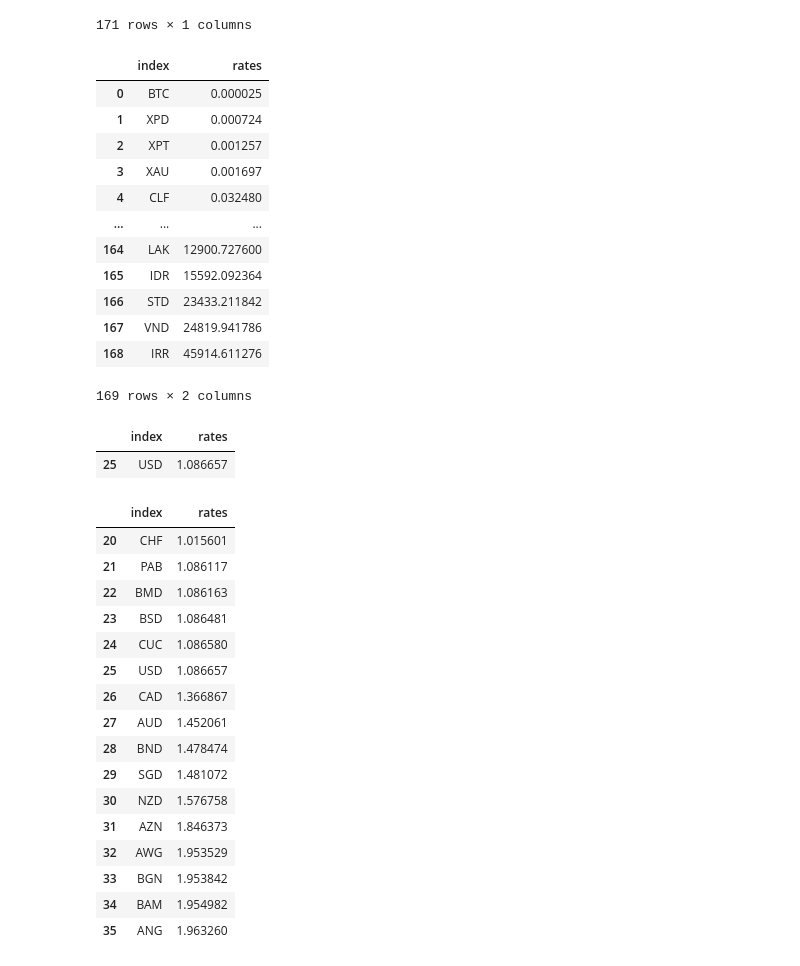
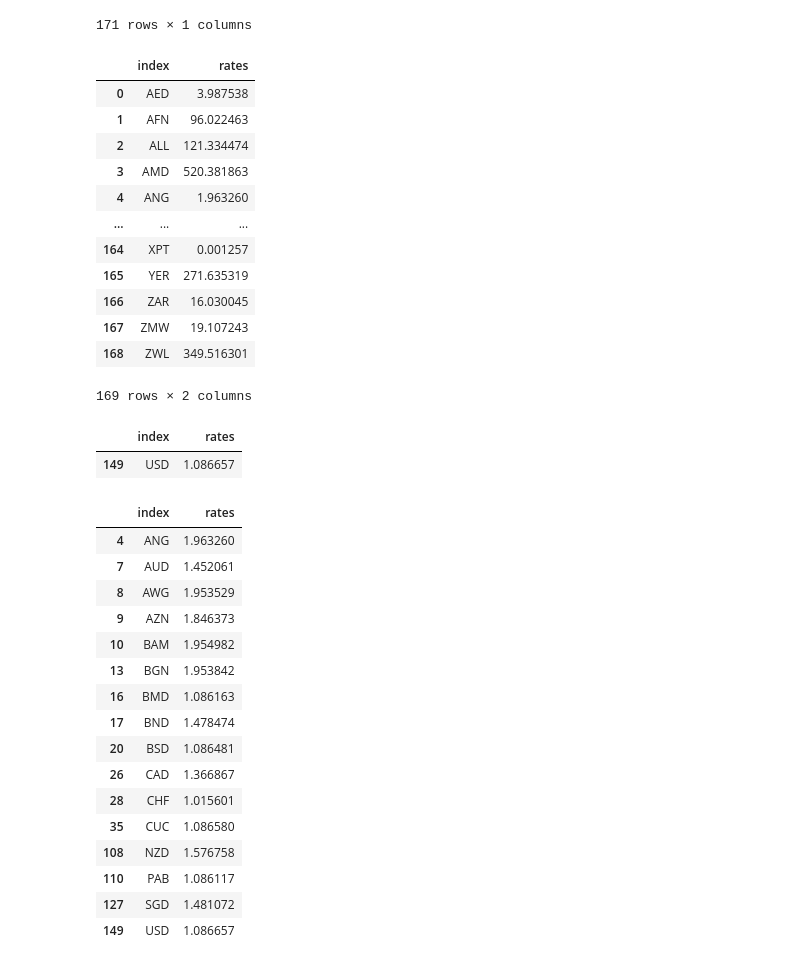
Before and after one commit to cathg126/UCDPA_CatherineGleeson, a Jupyter notebook: Project Exercise 3.ipynb, the cells around one changed output. Drawn from its saved outputs; the diff is of its cells as text; code cells hidden in the pictures.

```diff
--- a/Project Exercise 3.ipynb
+++ b/Project Exercise 3.ipynb
@@ -79,48 +79,48 @@ fx2
 | ZWL | 349.516301 |
 171 rows × 1 columns
 # %%
-fx3=fx2.dropna().sort_values(by=["rates"], ascending=True).reset_index()
+fx3=fx2.dropna().reset_index()
 fx3
 # %% [output]
 |  | index | rates |
-| 0 | BTC | 0.000025 |
-| 1 | XPD | 0.000724 |
-| 2 | XPT | 0.001257 |
-| 3 | XAU | 0.001697 |
-| 4 | CLF | 0.032480 |
+| 0 | AED | 3.987538 |
+| 1 | AFN | 96.022463 |
+| 2 | ALL | 121.334474 |
+| 3 | AMD | 520.381863 |
+| 4 | ANG | 1.963260 |
 | ... | ... | ... |
-| 164 | LAK | 12900.727600 |
-| 165 | IDR | 15592.092364 |
-| 166 | STD | 23433.211842 |
-| 167 | VND | 24819.941786 |
-| 168 | IRR | 45914.611276 |
+| 164 | XPT | 0.001257 |
+| 165 | YER | 271.635319 |
+| 166 | ZAR | 16.030045 |
+| 167 | ZMW | 19.107243 |
+| 168 | ZWL | 349.516301 |
 169 rows × 2 columns
 # %%
 fx3[fx3['index'].str.match('USD')]
 # %% [output]
 |  | index | rates |
-| 25 | USD | 1.086657 |
+| 149 | USD | 1.086657 |
 # %%
-fx4 = fx3.query('rates < 2 & rates > 1').sort_values(by=["rates"], ascending=True)
+fx4 = fx3.query('rates < 2 & rates > 1')
 fx4
 # %% [output]
 |  | index | rates |
-| 20 | CHF | 1.015601 |
-| 21 | PAB | 1.086117 |
-| 22 | BMD | 1.086163 |
-| 23 | BSD | 1.086481 |
-| 24 | CUC | 1.086580 |
-| 25 | USD | 1.086657 |
+| 4 | ANG | 1.963260 |
+| 7 | AUD | 1.452061 |
+| 8 | AWG | 1.953529 |
+| 9 | AZN | 1.846373 |
+| 10 | BAM | 1.954982 |
+| 13 | BGN | 1.953842 |
+| 16 | BMD | 1.086163 |
+| 17 | BND | 1.478474 |
+| 20 | BSD | 1.086481 |
 | 26 | CAD | 1.366867 |
-| 27 | AUD | 1.452061 |
-| 28 | BND | 1.478474 |
-| 29 | SGD | 1.481072 |
-| 30 | NZD | 1.576758 |
-| 31 | AZN | 1.846373 |
-| 32 | AWG | 1.953529 |
-| 33 | BGN | 1.953842 |
-| 34 | BAM | 1.954982 |
-| 35 | ANG | 1.963260 |
+| 28 | CHF | 1.015601 |
+| 35 | CUC | 1.086580 |
+| 108 | NZD | 1.576758 |
+| 110 | PAB | 1.086117 |
+| 127 | SGD | 1.481072 |
+| 149 | USD | 1.086657 |
 # %%
 fx4.plot.scatter('index','rates', s=2)
 # %% [output]
```
Also changed, not shown: parts of 2 cells of this notebook.
